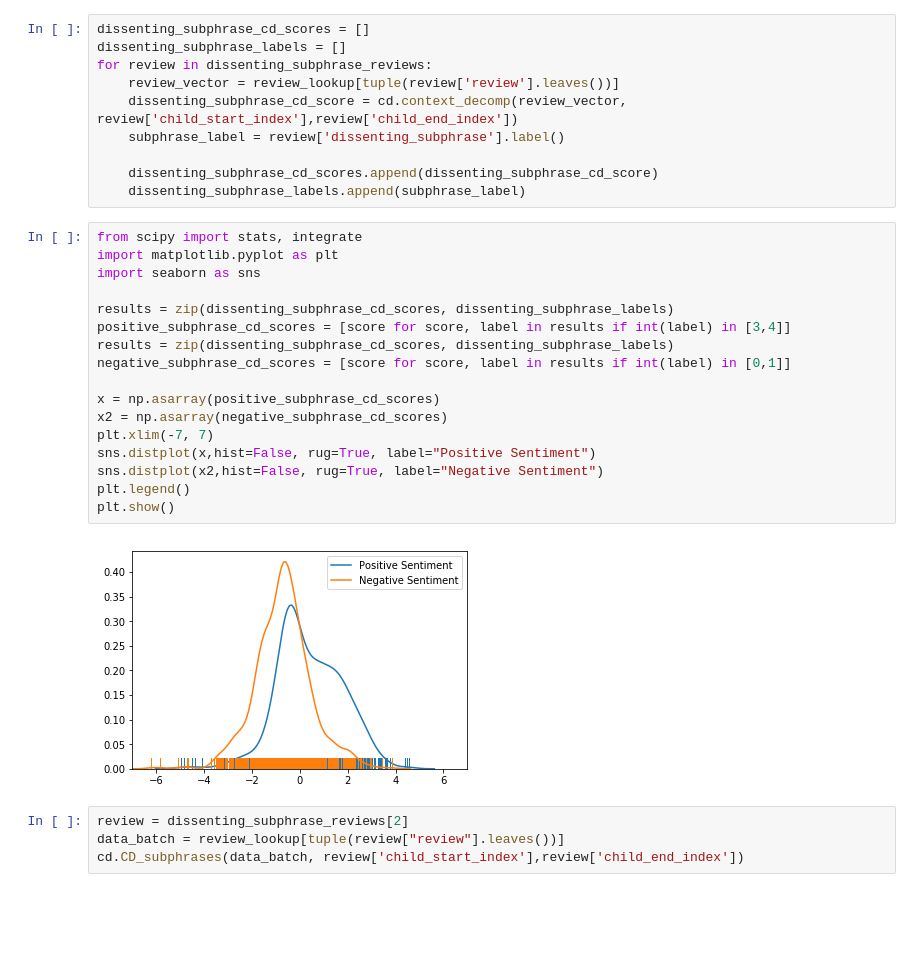
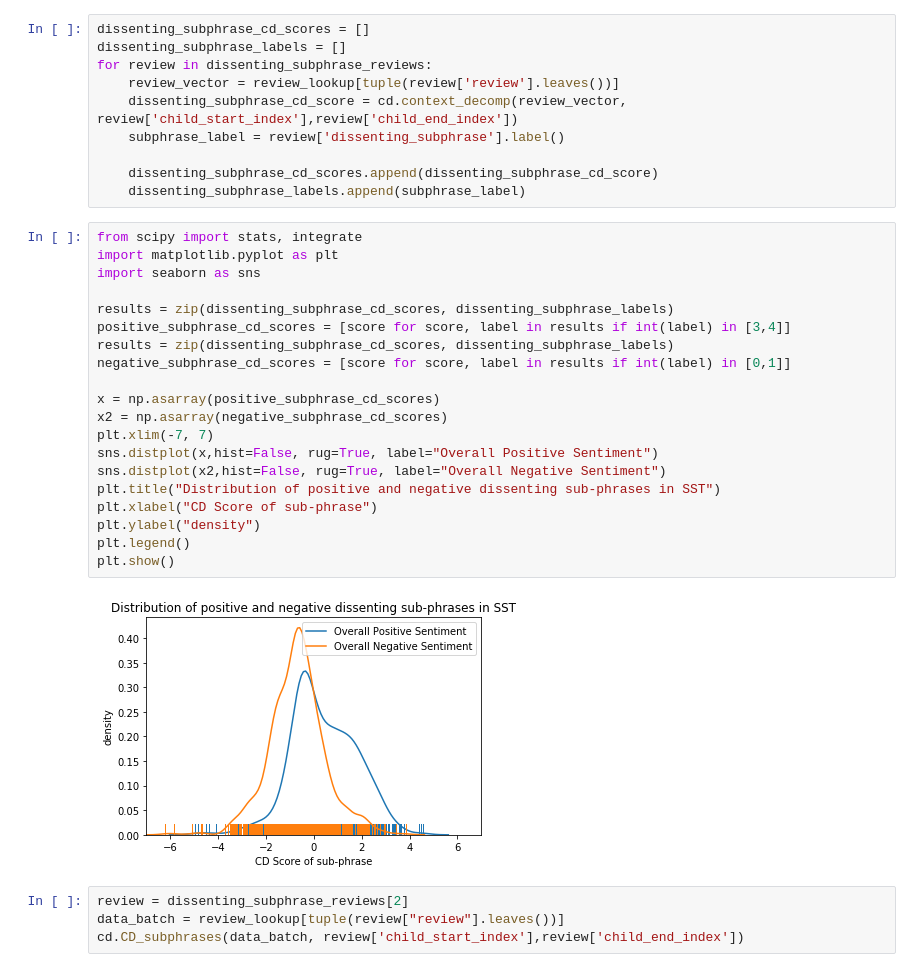
Before and after one commit to taodav/lstm-contextual-decomposition, a Jupyter notebook: CD_demo.ipynb, the cells around one changed output. Saved outputs shown, nothing was run; the diff lists cells and outputs as text; blank space fills up the shorter version.

Commit message:
add labels to the graphs

```diff
--- a/CD_demo.ipynb
+++ b/CD_demo.ipynb
@@ -264,22 +267,25 @@ for review in dissenting_subphrase_reviews:
 # %%
 from scipy import stats, integrate
 import matplotlib.pyplot as plt
 import seaborn as sns
 
 results = zip(dissenting_subphrase_cd_scores, dissenting_subphrase_labels)
 positive_subphrase_cd_scores = [score for score, label in results if int(label) in [3,4]]
 results = zip(dissenting_subphrase_cd_scores, dissenting_subphrase_labels)
 negative_subphrase_cd_scores = [score for score, label in results if int(label) in [0,1]]
 
 x = np.asarray(positive_subphrase_cd_scores)
 x2 = np.asarray(negative_subphrase_cd_scores)
 plt.xlim(-7, 7)
-sns.distplot(x,hist=False, rug=True, label="Positive Sentiment")
-sns.distplot(x2,hist=False, rug=True, label="Negative Sentiment")
+sns.distplot(x,hist=False, rug=True, label="Overall Positive Sentiment")
+sns.distplot(x2,hist=False, rug=True, label="Overall Negative Sentiment")
+plt.title("Distribution of positive and negative dissenting sub-phrases in SST")
+plt.xlabel("CD Score of sub-phrase")
+plt.ylabel("density")
 plt.legend()
 plt.show()
 # %% [output]
-[figure, old version]
+[figure, new version]
 # %%
 review = dissenting_subphrase_reviews[2]
 data_batch = review_lookup[tuple(review["review"].leaves())]
```
Also changed, not shown: parts of 1 cell of this notebook.
